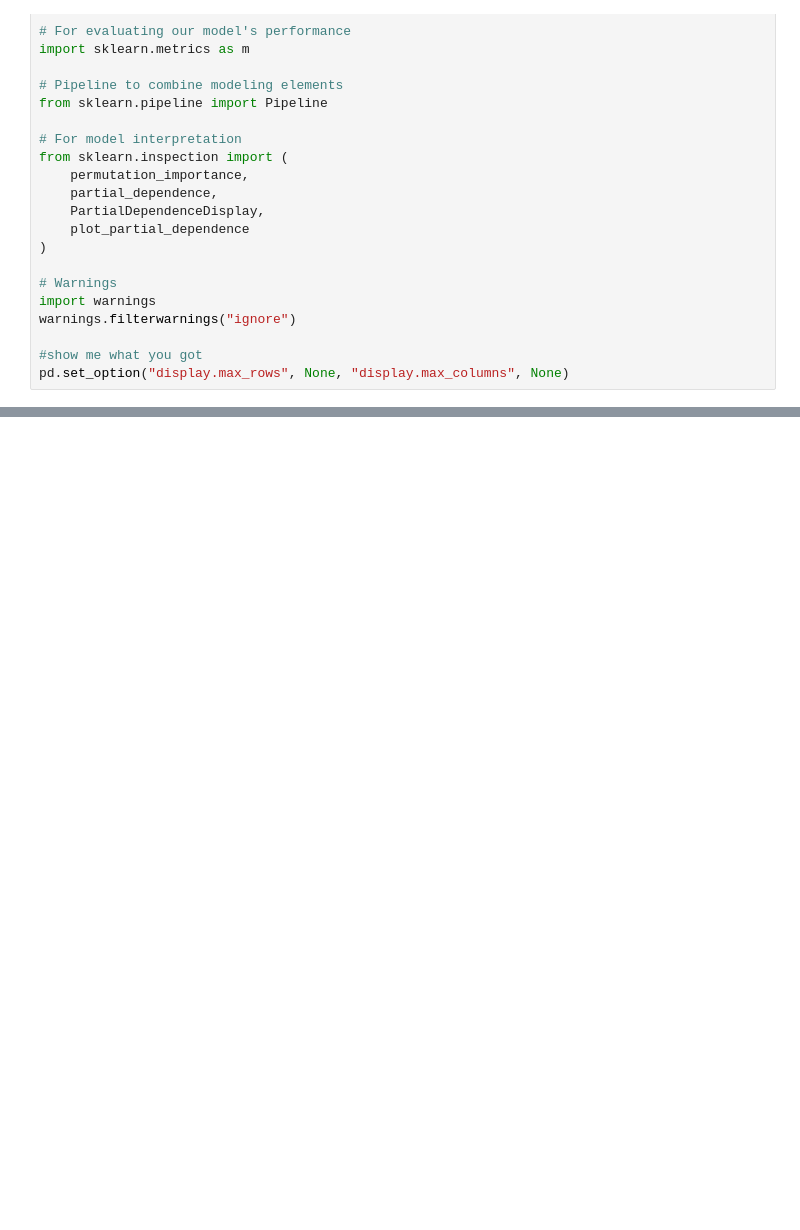
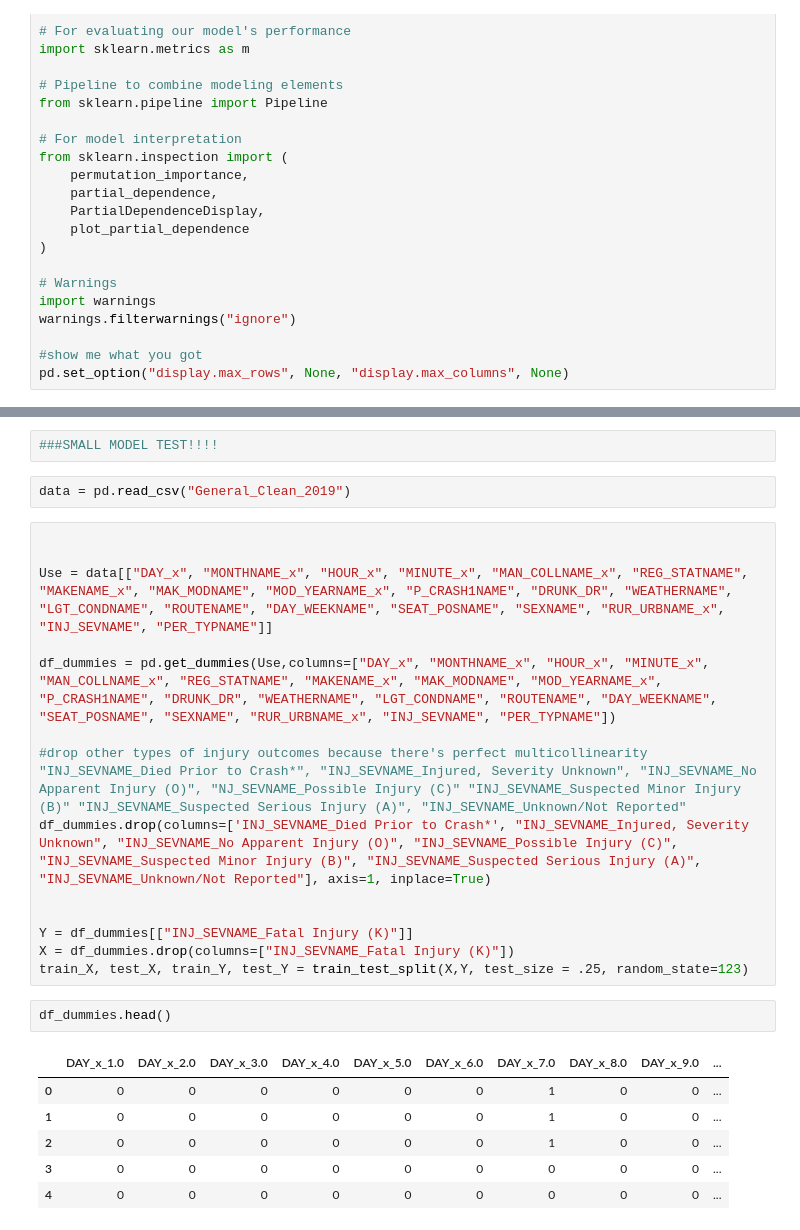
Before and after one commit to joshrrosen/PPOL564-Final-Project, a Jupyter notebook: ML_Modeling.ipynb, the cells around one changed output, grey strips where cells are left out. Drawn from its saved outputs; the diff is of its cells as text; blank space fills up the shorter version.

Commit message:
mini test model

```diff
--- a/ML_Modeling.ipynb
+++ b/ML_Modeling.ipynb
@@ -57,0 +62,27 @@ pd.set_option("display.max_rows", None, "display.max_columns", None)
+# %%
+###SMALL MODEL TEST!!!!
+# %%
+data = pd.read_csv("General_Clean_2019")
+# %%
+
+
+Use = data[["DAY_x", "MONTHNAME_x", "HOUR_x", "MINUTE_x", "MAN_COLLNAME_x", "REG_STATNAME", "MAKENAME_x", "MAK_MODNAME", "MOD_YEARNAME_x", "P_CRASH1NAME", "DRUNK_DR", "WEATHERNAME", "LGT_CONDNAME", "ROUTENAME", "DAY_WEEKNAME", "SEAT_POSNAME", "SEXNAME", "RUR_URBNAME_x", "INJ_SEVNAME", "PER_TYPNAME"]]
+
+df_dummies = pd.get_dummies(Use,columns=["DAY_x", "MONTHNAME_x", "HOUR_x", "MINUTE_x", "MAN_COLLNAME_x", "REG_STATNAME", "MAKENAME_x", "MAK_MODNAME", "MOD_YEARNAME_x", "P_CRASH1NAME", "DRUNK_DR", "WEATHERNAME", "LGT_CONDNAME", "ROUTENAME", "DAY_WEEKNAME", "SEAT_POSNAME", "SEXNAME", "RUR_URBNAME_x", "INJ_SEVNAME", "PER_TYPNAME"])
+
+#drop other types of injury outcomes because there's perfect multicollinearity "INJ_SEVNAME_Died Prior to Crash*", "INJ_SEVNAME_Injured, Severity Unknown", "INJ_SEVNAME_No Apparent Injury (O)", "NJ_SEVNAME_Possible Injury (C)" "INJ_SEVNAME_Suspected Minor Injury (B)" "INJ_SEVNAME_Suspected Serious Injury (A)", "INJ_SEVNAME_Unknown/Not Reported"
+df_dummies.drop(columns=['INJ_SEVNAME_Died Prior to Crash*', "INJ_SEVNAME_Injured, Severity Unknown", "INJ_SEVNAME_No Apparent Injury (O)", "INJ_SEVNAME_Possible Injury (C)", "INJ_SEVNAME_Suspected Minor Injury (B)", "INJ_SEVNAME_Suspected Serious Injury (A)", "INJ_SEVNAME_Unknown/Not Reported"], axis=1, inplace=True)
+
+
+Y = df_dummies[["INJ_SEVNAME_Fatal Injury (K)"]]
+X = df_dummies.drop(columns=["INJ_SEVNAME_Fatal Injury (K)"])
+train_X, test_X, train_Y, test_Y = train_test_split(X,Y, test_size = .25, random_state=123)
+# %%
+df_dummies.head()
+# %% [output]
+|  | DAY_x_1.0 | DAY_x_2.0 | DAY_x_3.0 | DAY_x_4.0 | DAY_x_5.0 | DAY_x_6.0 | DAY_x_7.0 | DAY_x_8.0 | DAY_x_9.0 | ... |
+| 0 | 0 | 0 | 0 | 0 | 0 | 0 | 1 | 0 | 0 | ... |
+| 1 | 0 | 0 | 0 | 0 | 0 | 0 | 1 | 0 | 0 | ... |
+| 2 | 0 | 0 | 0 | 0 | 0 | 0 | 1 | 0 | 0 | ... |
+| 3 | 0 | 0 | 0 | 0 | 0 | 0 | 0 | 0 | 0 | ... |
+| 4 | 0 | 0 | 0 | 0 | 0 | 0 | 0 | 0 | 0 | ... |
```
Also changed, not shown: parts of 16 cells of this notebook.
